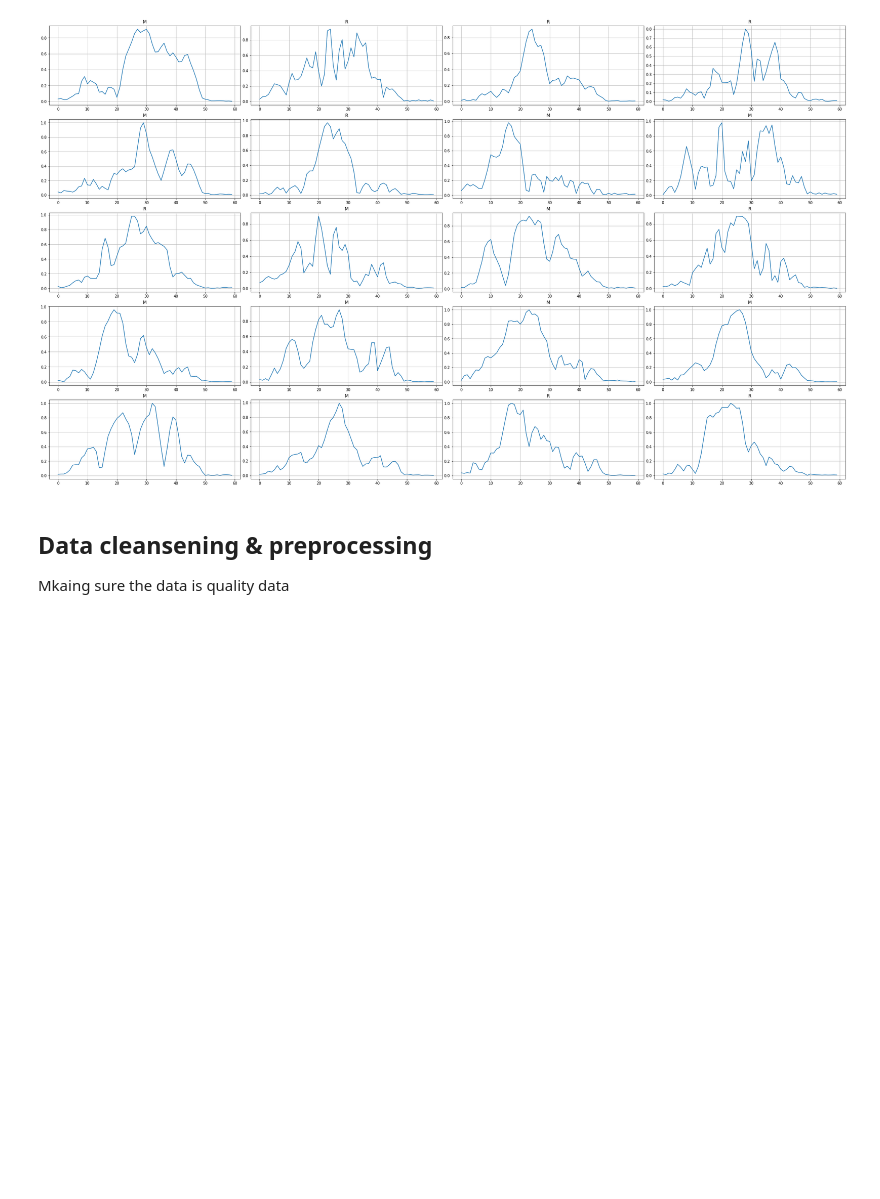
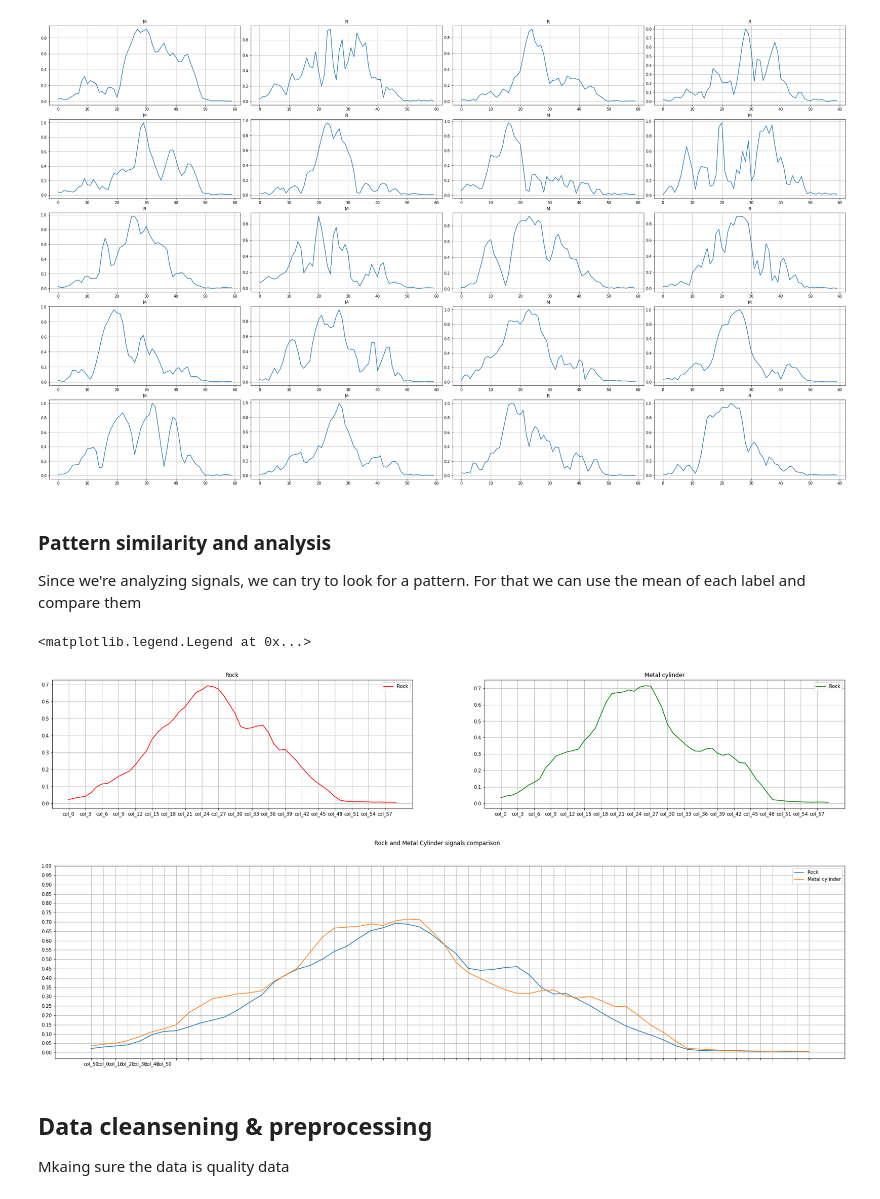
Before and after one commit to jofaval/sonar, a Jupyter notebook: notebook.ipynb, the cells around one changed output. Drawn from its saved outputs; the diff is of its cells as text; code cells hidden in the pictures; blank space fills up the shorter version.

Commit message:
v1.1 Update notebook with pattern analysis

```diff
--- a/notebook.ipynb
+++ b/notebook.ipynb
@@ -67,6 +67,39 @@ for index, row in enumerate(random_sonars):
 plt.tight_layout(pad=1.0, h_pad=.5, w_pad=.5)
 # %% [output]
 [figure]
+# %% [markdown]
+### Pattern similarity and analysis
+
+Since we're analyzing signals, we can try to look for a pattern. For that we can use the mean of each label and compare them
+# %%
+# dataframe[ dataframe['target' == 'R'] ].mean().plot()
+fig, axes = plt.subplots(1, 2, figsize=(30, 5))
+
+axes[0].set_title('Rock')
+axes[0].set_xticks(range(0, 60, 3))
+dataframe[ dataframe['target'] == 'R' ].select_dtypes(include=np.number).mean().plot(ax=axes[0], color='red', label='R')
+axes[0].grid()
+axes[0].legend(['Rock', 'Metal cylinder'])
+
+axes[1].set_title('Metal cylinder')
+axes[1].set_xticks(range(0, 60, 3))
+dataframe[ dataframe['target'] == 'M' ].select_dtypes(include=np.number).mean().plot(ax=axes[1], color='green', label='M')
+axes[1].grid()
+axes[1].legend(['Rock', 'Metal cylinder'])
+# plt.tight_layout(pad=.5, h_pad=.5, w_pad=.5)
+
+plt.figure(figsize=(30, 7.5))
+plt.suptitle('Rock and Metal Cylinder signals comparison')
+dataframe[ dataframe['target'] == 'R' ].select_dtypes(include=np.number).mean().plot(label='R')
+dataframe[ dataframe['target'] == 'M' ].select_dtypes(include=np.number).mean().plot(label='M')
+plt.grid()
+plt.yticks(np.array(range(0, 101, 5)) / 100)
+plt.xticks(range(0, 60))
+plt.legend(['Rock', 'Metal cylinder'])
+# %% [output]
+<matplotlib.legend.Legend at 0x...>
+[figure, added]
+[figure, added]
 # %% [markdown]
 ## Data cleansening & preprocessing
 
```
